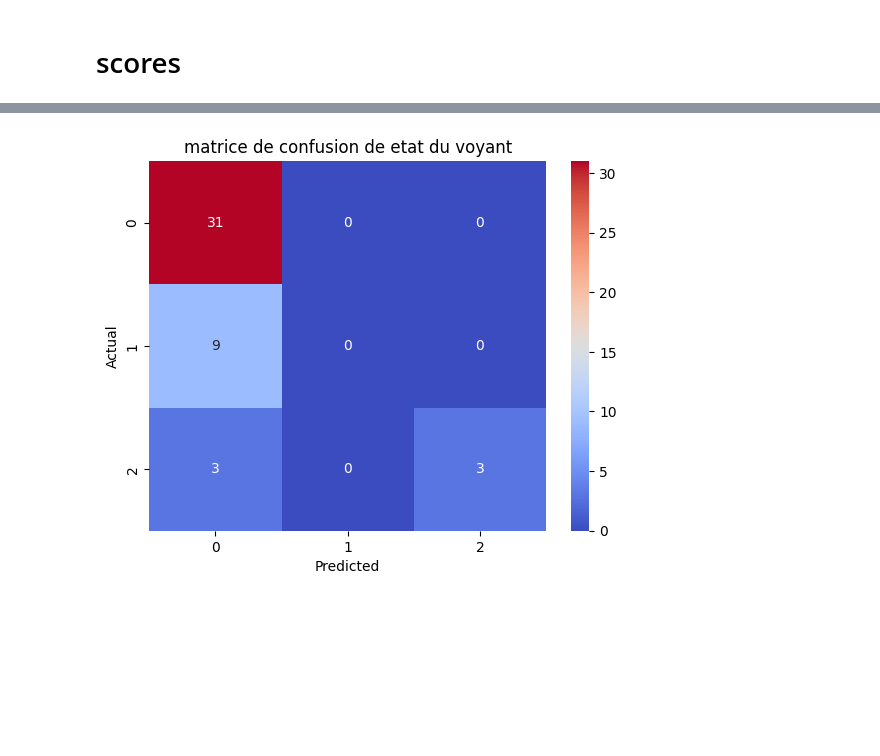
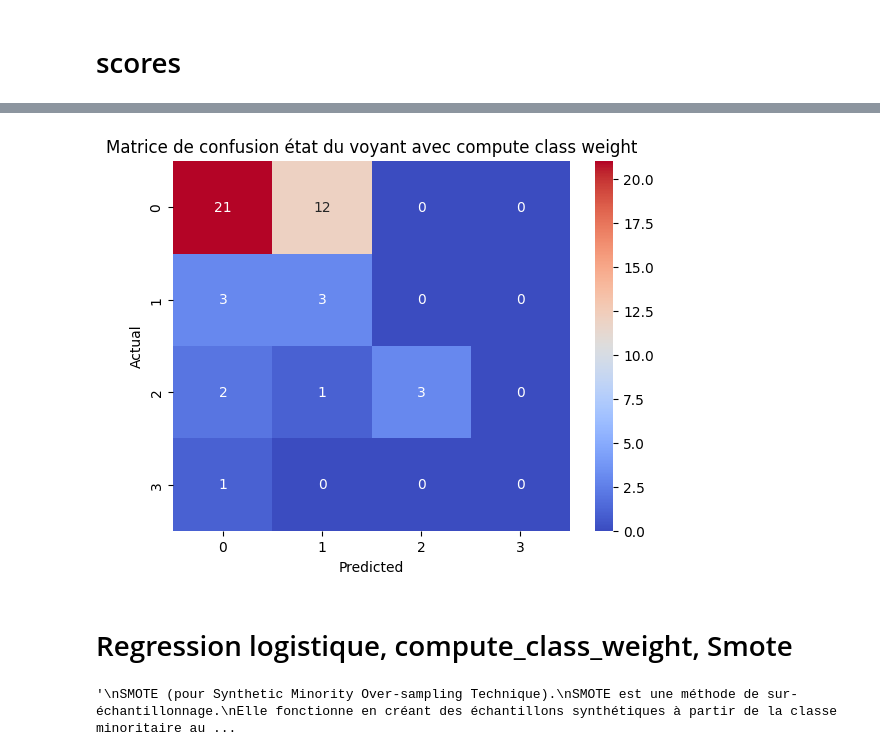
Before and after one commit to Andma45/Top_gun, a Jupyter notebook: Preprocessing/3_machine_learning.ipynb, the cells around one changed output, grey strips where cells are left out. Cells and saved outputs as stored; diff of their text form; code cells hidden in the pictures; blank space fills up the shorter version.

Commit message:
machine learning avec amélioration du modèle

```diff
--- a/Preprocessing/3_machine_learning.ipynb
+++ b/Preprocessing/3_machine_learning.ipynb
@@ -212,13 +233,13 @@ X_train, X_test, y_train, y_test = train_test_split(X, y, test_size=0.20, random
 
 preprocessor = ColumnTransformer(
     transformers = [
-        ('num', StandardScaler(), numerics)
+        ('num', StandardScaler(), numerics),
+        ('cat', OneHotEncoder(handle_unknown='ignore'), categoricals)
                     ]
 )
 
-pipeline = Pipeline(steps =[
+pipeline_lr = Pipeline(steps =[
         ('preprocessor', preprocessor),
          ('classifier', LogisticRegression())
+
 ])
-
-pipeline
@@ -241,5 +246,5 @@ Pipeline(steps=[('preprocessor',
 # %%
-pipeline.fit(X_train, y_train)
+pipeline_lr.fit(X_train, y_train)
 # %% [output]
 Pipeline(steps=[('preprocessor',
                  ColumnTransformer(transformers=[('num', StandardScaler(),
@@ -282,0 +319,13 @@ from sklearn.metrics import accuracy_score, classification_report
+# %%
+"""
+les classes sont les index et les poids sont le occurrences de chaque index
+
+"""
+
+classes = list(df_pivot['etat_voyant'].value_counts().index)
+occurrences = list(df_pivot['etat_voyant'].value_counts().values)
+poids_classes = compute_class_weight(class_weight='balanced', classes=np.array(classes), y=np.array([0]*156 + [1]*50 + [2]*23 + [3]*1))
+poids_classes_dict = dict(zip(classes, poids_classes))
+print(classes)
+print(occurrences)
+print(poids_classes_dict)
@@ -283,13 +336,14 @@ from sklearn.metrics import accuracy_score, classification_report
 # %%
 preprocessor = ColumnTransformer(
-    transformers = [
-        ('num', StandardScaler(), numerics)
-                    ]
+    transformers=[
+        ('num', StandardScaler(), numerics),
+        ('cat', OneHotEncoder(handle_unknown='ignore'), categoricals)
+    ]
 )
 
-pipeline = Pipeline(steps =[
+pipeline = Pipeline(
+    steps=[
         ('preprocessor', preprocessor),
-         ('classifier', RandomForestClassifier())
-])
-
-pipeline
+        ('classifier', LogisticRegression(class_weight=poids_classes_dict))
+    ]
+)
@@ -320,9 +366,20 @@ test score of Randrom forest classifier  :  0.7391304347826086
 # %%
 matrix = confusion_matrix(y_test, y_pred)
 sns.heatmap(matrix, annot=True, cmap='coolwarm', fmt='d')
-plt.title('matrice de confusion de etat du voyant')
+plt.title('Matrice de confusion état du voyant avec compute class weight')
 plt.xlabel('Predicted')
 plt.ylabel('Actual')
 plt.show()
 # %% [output]
-[figure, old version]
+[figure, new version]
+# %% [markdown]
+# Regression logistique, compute_class_weight, Smote
+# %%
+"""
+SMOTE (pour Synthetic Minority Over-sampling Technique).
+SMOTE est une méthode de sur-échantillonnage.
+Elle fonctionne en créant des échantillons synthétiques à partir de la classe minoritaire au lieu de créer de simples copies.
+
+"""
+# %% [output]
+'\nSMOTE (pour Synthetic Minority Over-sampling Technique).\nSMOTE est une méthode de sur-échantillonnage.\nElle fonctionne en créant des échantillons synthétiques à partir de la classe minoritaire au ...
```
Also changed, not shown: parts of 33 cells of this notebook, 3 other files.
